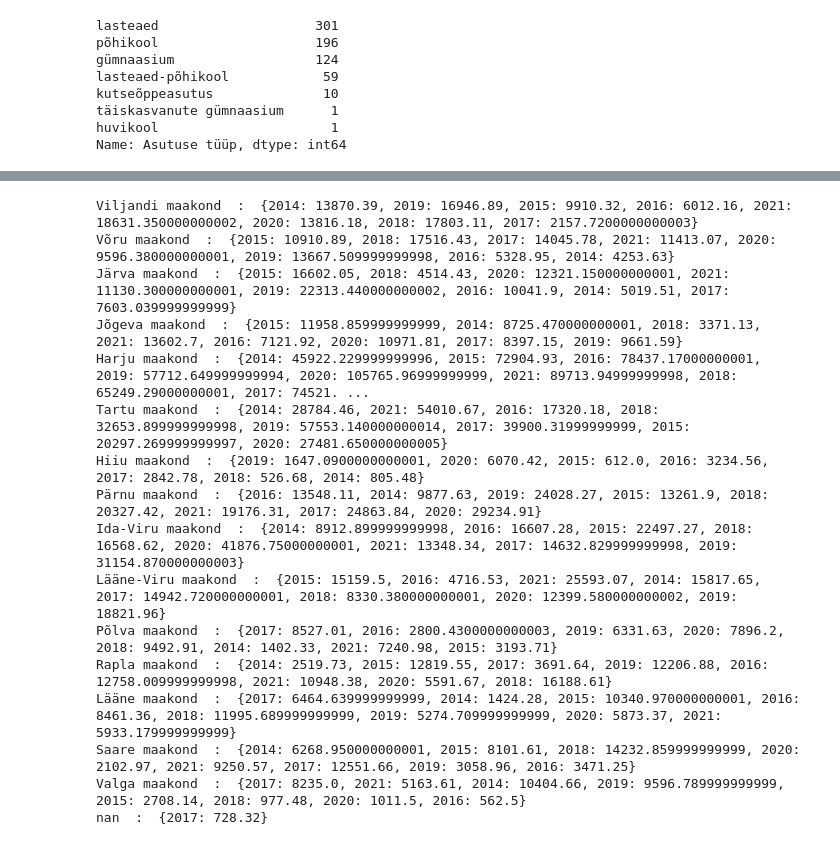
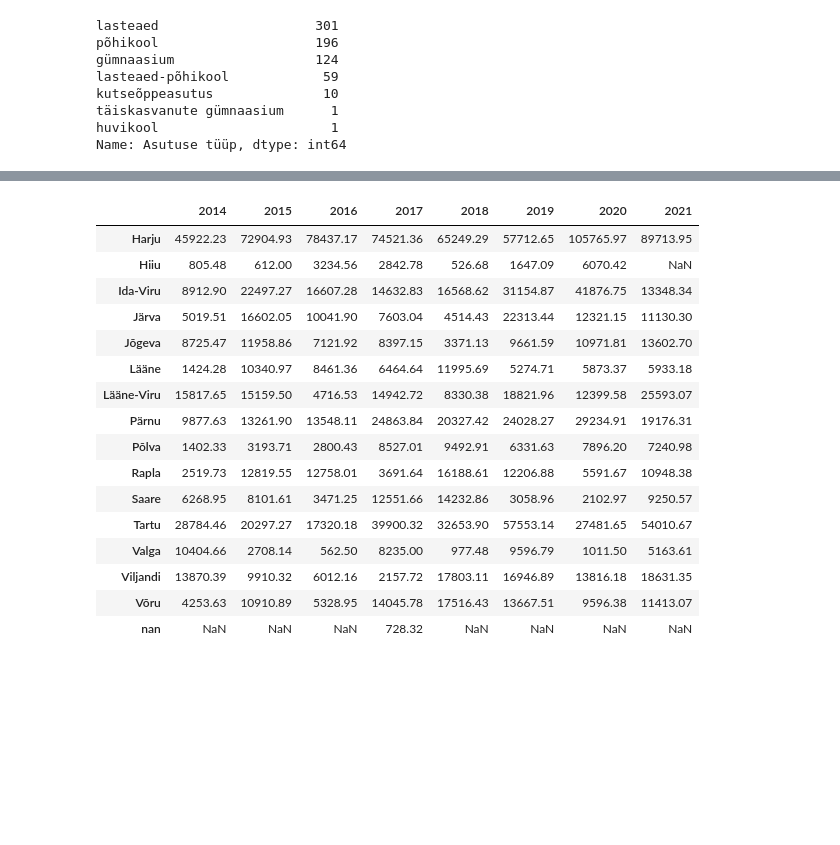
Before and after one commit to kaupohumal/IDS_project, a Jupyter notebook: Project code/Project notebook.ipynb, the cells around one changed output, grey strips where cells are left out. Saved outputs shown, nothing was run; the diff lists cells and outputs as text; code cells hidden in the pictures; blank space fills up the shorter version.

```diff
--- a/Project code/Project notebook.ipynb
+++ b/Project code/Project notebook.ipynb
@@ -81,0 +97,4 @@ pd.set_option('display.max_rows', alldevicesdf.shape[0]+1)
+# %%
+for device in alldevices:
+    if not (device == "" or "." in device or device == None or device.count('tk') > 1):
+        print(device)
@@ -85,50 +187,57 @@ def formatnumber(number):
     return float(number)
 
 #dictionary - county:(year:amount)
 
 def getyearlyfundings(data):
     dictionary = {}
 
     #for rows
     for i in range(len(data)):
-        county = data.iloc[i, 2]
+        county = str(data.iloc[i, 2]).split(" ")[0]
         if county in dictionary:
             years = dictionary[county]
         else:
             years = {}
 
         #for each year
         for j in range(8):
             year = 2014+j
             cell = data.iloc[i, j+5]
             if pd.isna(cell):
                 continue
             amount = formatnumber(cell)
             if year not in years:
                 years[year] = amount
             else:
                 years[year] = years[year] + amount
-            dictionary[county] = years
+        dictionary[county] = years
     return dictionary
 
+
 fundings = getyearlyfundings(data)
+df = pd.DataFrame(data=fundings).T
+df.sort_index(axis=1, inplace=True)
+df.sort_index(inplace=True)
+df
 
-for key, value in fundings.items():
-    print(key, ' : ', value)
+#last row is nan because row 176 in 'data' dataframe is 'Klooga lasteaed', which doesn't have an index nor county, but says
+#it's closed. The authors assumed devices were returned and didn't account them. Even if it wasn't the case, the funding was
+#only 728.32€, which is not significant compared to the total sums.
 # %% [output]
-Viljandi maakond  :  {2014: 13870.39, 2019: 16946.89, 2015: 9910.32, 2016: 6012.16, 2021: 18631.350000000002, 2020: 13816.18, 2018: 17803.11, 2017: 2157.7200000000003}
-Võru maakond  :  {2015: 10910.89, 2018: 17516.43, 2017: 14045.78, 2021: 11413.07, 2020: 9596.380000000001, 2019: 13667.509999999998, 2016: 5328.95, 2014: 4253.63}
-Järva maakond  :  {2015: 16602.05, 2018: 4514.43, 2020: 12321.150000000001, 2021: 11130.300000000001, 2019: 22313.440000000002, 2016: 10041.9, 2014: 5019.51, 2017: 7603.039999999999}
-Jõgeva maakond  :  {2015: 11958.859999999999, 2014: 8725.470000000001, 2018: 3371.13, 2021: 13602.7, 2016: 7121.92, 2020: 10971.81, 2017: 8397.15, 2019: 9661.59}
-Harju maakond  :  {2014: 45922.229999999996, 2015: 72904.93, 2016: 78437.17000000001, 2019: 57712.649999999994, 2020: 105765.96999999999, 2021: 89713.94999999998, 2018: 65249.29000000001, 2017: 74521. ...
-Tartu maakond  :  {2014: 28784.46, 2021: 54010.67, 2016: 17320.18, 2018: 32653.899999999998, 2019: 57553.140000000014, 2017: 39900.31999999999, 2015: 20297.269999999997, 2020: 27481.650000000005}
-Hiiu maakond  :  {2019: 1647.0900000000001, 2020: 6070.42, 2015: 612.0, 2016: 3234.56, 2017: 2842.78, 2018: 526.68, 2014: 805.48}
-Pärnu maakond  :  {2016: 13548.11, 2014: 9877.63, 2019: 24028.27, 2015: 13261.9, 2018: 20327.42, 2021: 19176.31, 2017: 24863.84, 2020: 29234.91}
-Ida-Viru maakond  :  {2014: 8912.899999999998, 2016: 16607.28, 2015: 22497.27, 2018: 16568.62, 2020: 41876.75000000001, 2021: 13348.34, 2017: 14632.829999999998, 2019: 31154.870000000003}
-Lääne-Viru maakond  :  {2015: 15159.5, 2016: 4716.53, 2021: 25593.07, 2014: 15817.65, 2017: 14942.720000000001, 2018: 8330.380000000001, 2020: 12399.580000000002, 2019: 18821.96}
-Põlva maakond  :  {2017: 8527.01, 2016: 2800.4300000000003, 2019: 6331.63, 2020: 7896.2, 2018: 9492.91, 2014: 1402.33, 2021: 7240.98, 2015: 3193.71}
-Rapla maakond  :  {2014: 2519.73, 2015: 12819.55, 2017: 3691.64, 2019: 12206.88, 2016: 12758.009999999998, 2021: 10948.38, 2020: 5591.67, 2018: 16188.61}
-Lääne maakond  :  {2017: 6464.639999999999, 2014: 1424.28, 2015: 10340.970000000001, 2016: 8461.36, 2018: 11995.689999999999, 2019: 5274.709999999999, 2020: 5873.37, 2021: 5933.179999999999}
-Saare maakond  :  {2014: 6268.950000000001, 2015: 8101.61, 2018: 14232.859999999999, 2020: 2102.97, 2021: 9250.57, 2017: 12551.66, 2019: 3058.96, 2016: 3471.25}
-Valga maakond  :  {2017: 8235.0, 2021: 5163.61, 2014: 10404.66, 2019: 9596.789999999999, 2015: 2708.14, 2018: 977.48, 2020: 1011.5, 2016: 562.5}
-nan  :  {2017: 728.32}
+|  | 2014 | 2015 | 2016 | 2017 | 2018 | 2019 | 2020 | 2021 |
+| Harju | 45922.23 | 72904.93 | 78437.17 | 74521.36 | 65249.29 | 57712.65 | 105765.97 | 89713.95 |
+| Hiiu | 805.48 | 612.00 | 3234.56 | 2842.78 | 526.68 | 1647.09 | 6070.42 | NaN |
+| Ida-Viru | 8912.90 | 22497.27 | 16607.28 | 14632.83 | 16568.62 | 31154.87 | 41876.75 | 13348.34 |
+| Järva | 5019.51 | 16602.05 | 10041.90 | 7603.04 | 4514.43 | 22313.44 | 12321.15 | 11130.30 |
+| Jõgeva | 8725.47 | 11958.86 | 7121.92 | 8397.15 | 3371.13 | 9661.59 | 10971.81 | 13602.70 |
+| Lääne | 1424.28 | 10340.97 | 8461.36 | 6464.64 | 11995.69 | 5274.71 | 5873.37 | 5933.18 |
+| Lääne-Viru | 15817.65 | 15159.50 | 4716.53 | 14942.72 | 8330.38 | 18821.96 | 12399.58 | 25593.07 |
+| Pärnu | 9877.63 | 13261.90 | 13548.11 | 24863.84 | 20327.42 | 24028.27 | 29234.91 | 19176.31 |
+| Põlva | 1402.33 | 3193.71 | 2800.43 | 8527.01 | 9492.91 | 6331.63 | 7896.20 | 7240.98 |
+| Rapla | 2519.73 | 12819.55 | 12758.01 | 3691.64 | 16188.61 | 12206.88 | 5591.67 | 10948.38 |
+| Saare | 6268.95 | 8101.61 | 3471.25 | 12551.66 | 14232.86 | 3058.96 | 2102.97 | 9250.57 |
+| Tartu | 28784.46 | 20297.27 | 17320.18 | 39900.32 | 32653.90 | 57553.14 | 27481.65 | 54010.67 |
+| Valga | 10404.66 | 2708.14 | 562.50 | 8235.00 | 977.48 | 9596.79 | 1011.50 | 5163.61 |
+| Viljandi | 13870.39 | 9910.32 | 6012.16 | 2157.72 | 17803.11 | 16946.89 | 13816.18 | 18631.35 |
+| Võru | 4253.63 | 10910.89 | 5328.95 | 14045.78 | 17516.43 | 13667.51 | 9596.38 | 11413.07 |
+| nan | NaN | NaN | NaN | 728.32 | NaN | NaN | NaN | NaN |
```
Also changed, not shown: parts of 6 cells of this notebook.
